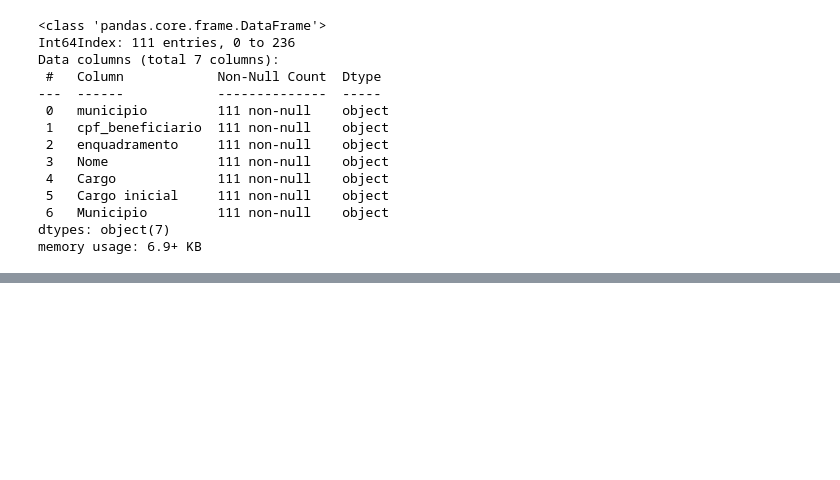
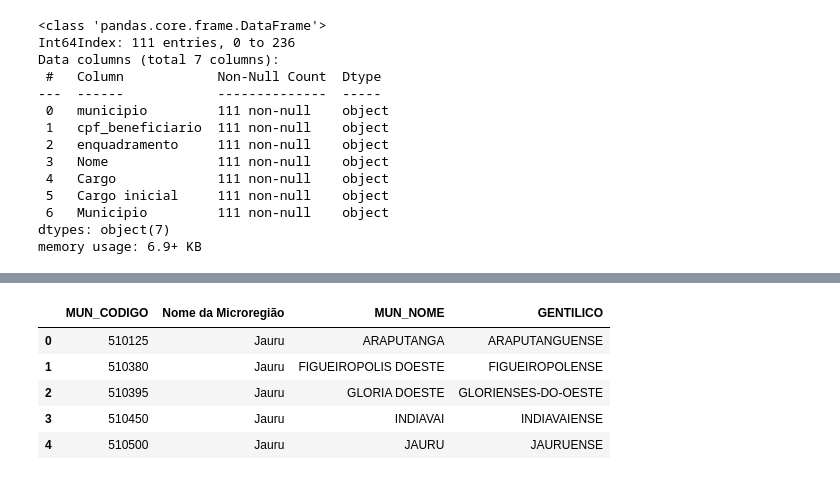
Before and after one commit to ledigofig/Auxilio-Emergencial, a Jupyter notebook: analise_municipios.ipynb, the cells around one changed output, grey strips where cells are left out. Saved outputs shown, nothing was run; the diff lists cells and outputs as text; code cells hidden in the pictures; blank space fills up the shorter version.

```diff
--- a/analise_municipios.ipynb
+++ b/analise_municipios.ipynb
@@ -298,3 +384,0 @@ df_dados_ipea
-# %%
-df_dados_ipea = df_dados_ipea.rename(columns={'Código IBGE do Município':'CODIGO_DO_IBGE'})
-df_dados_ipea
@@ -335,2 +390,2 @@ memory usage: 18.0+ KB
 # %%
-df_municipios_com_id = df_municiopios_mt.merge(df_dados_ipea, on='CODIGO_DO_IBGE')
+df_municipios_com_id = df_municiopios_mt.merge(df_dados_ipea, on='MUN_CODIGO')
@@ -356,0 +392,10 @@ df_ug_tce
+# %%
+df_municipios_com_id = df_municipios_com_id[['MUN_CODIGO', 'Nome da Microregião','MUN_NOME', 'GENTILICO']]
+df_municipios_com_id.head()
+# %% [output]
+|  | MUN_CODIGO | Nome da Microregião | MUN_NOME | GENTILICO |
+| 0 | 510125 | Jauru | ARAPUTANGA | ARAPUTANGUENSE |
+| 1 | 510380 | Jauru | FIGUEIROPOLIS DOESTE | FIGUEIROPOLENSE |
+| 2 | 510395 | Jauru | GLORIA DOESTE | GLORIENSES-DO-OESTE |
+| 3 | 510450 | Jauru | INDIAVAI | INDIAVAIENSE |
+| 4 | 510500 | Jauru | JAURU | JAURUENSE |
```
Also changed, not shown: parts of 23 cells of this notebook.
